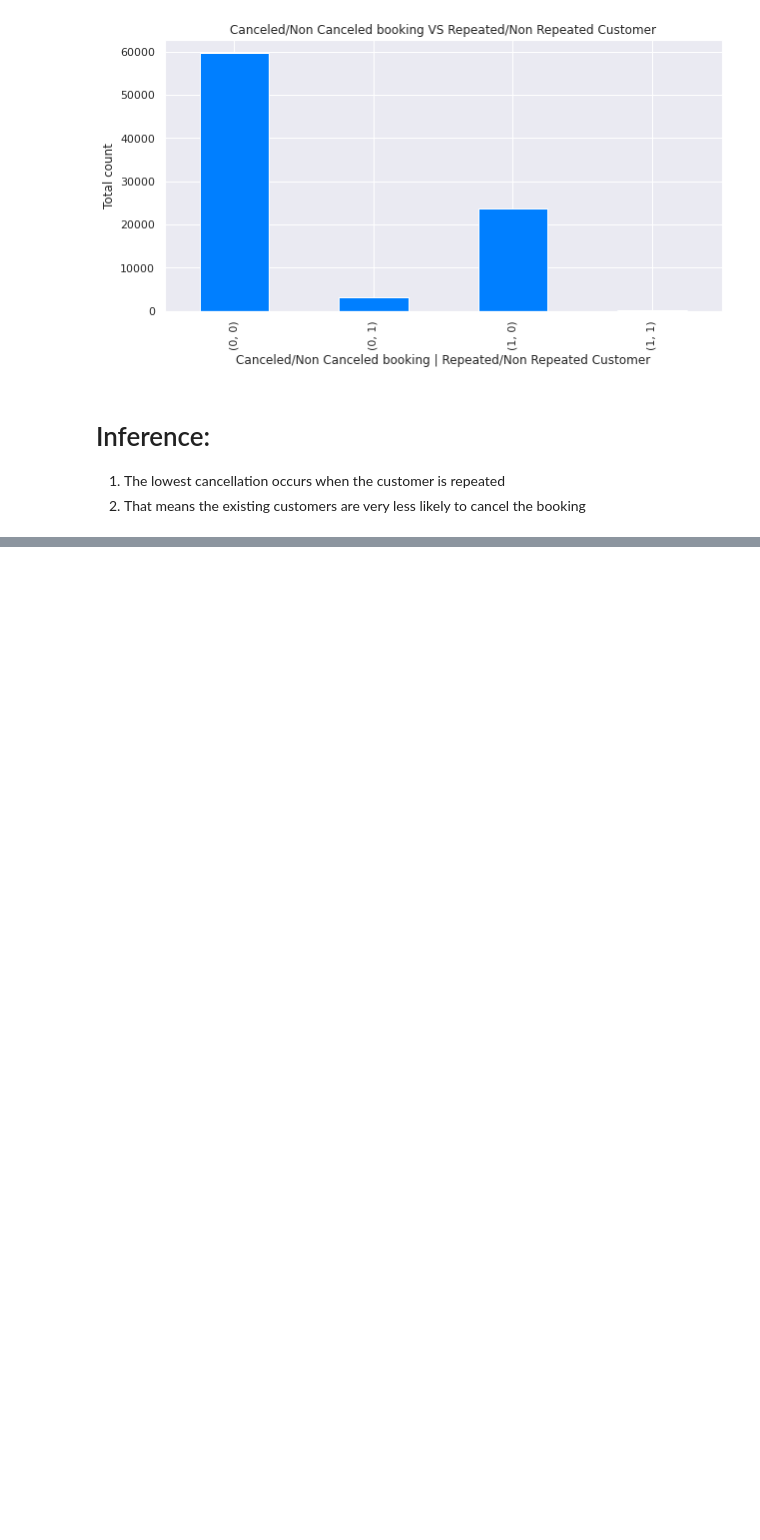
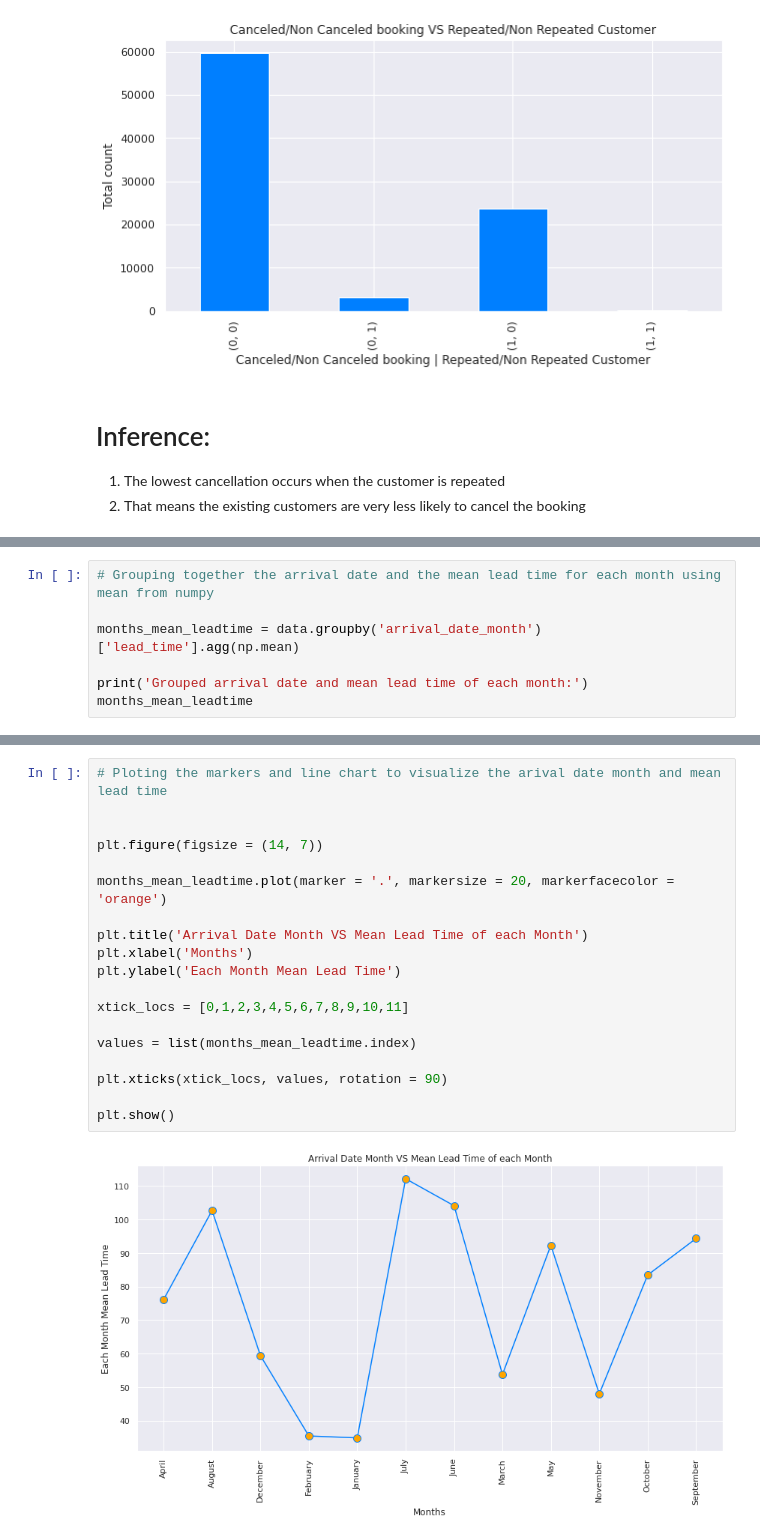
Before and after one commit to manojkb04/EDA_Hotel_Booking, a Jupyter notebook: Hotel_Booking_Analysis_Capstone_Project.ipynb, the cells around one changed output, grey strips where cells are left out. Cells and saved outputs as stored; diff of their text form; blank space fills up the shorter version.

```diff
--- a/Hotel_Booking_Analysis_Capstone_Project.ipynb
+++ b/Hotel_Booking_Analysis_Capstone_Project.ipynb
@@ -875,0 +933,7 @@ plt.show()
+# %%
+# Grouping together the arrival date and the mean lead time for each month using mean from numpy
+
+months_mean_leadtime = data.groupby('arrival_date_month')['lead_time'].agg(np.mean)
+
+print('Grouped arrival date and mean lead time of each month:')
+months_mean_leadtime
@@ -875,0 +956,21 @@ plt.show()
+# %%
+# Ploting the markers and line chart to visualize the arival date month and mean lead time
+
+
+plt.figure(figsize = (14, 7))
+
+months_mean_leadtime.plot(marker = '.', markersize = 20, markerfacecolor = 'orange')
+
+plt.title('Arrival Date Month VS Mean Lead Time of each Month')
+plt.xlabel('Months')
+plt.ylabel('Each Month Mean Lead Time')
+
+xtick_locs = [0,1,2,3,4,5,6,7,8,9,10,11]
+
+values = list(months_mean_leadtime.index)
+
+plt.xticks(xtick_locs, values, rotation = 90)
+
+plt.show()
+# %% [output]
+[figure, added]
```
Also changed, not shown: parts of 23 cells of this notebook.
